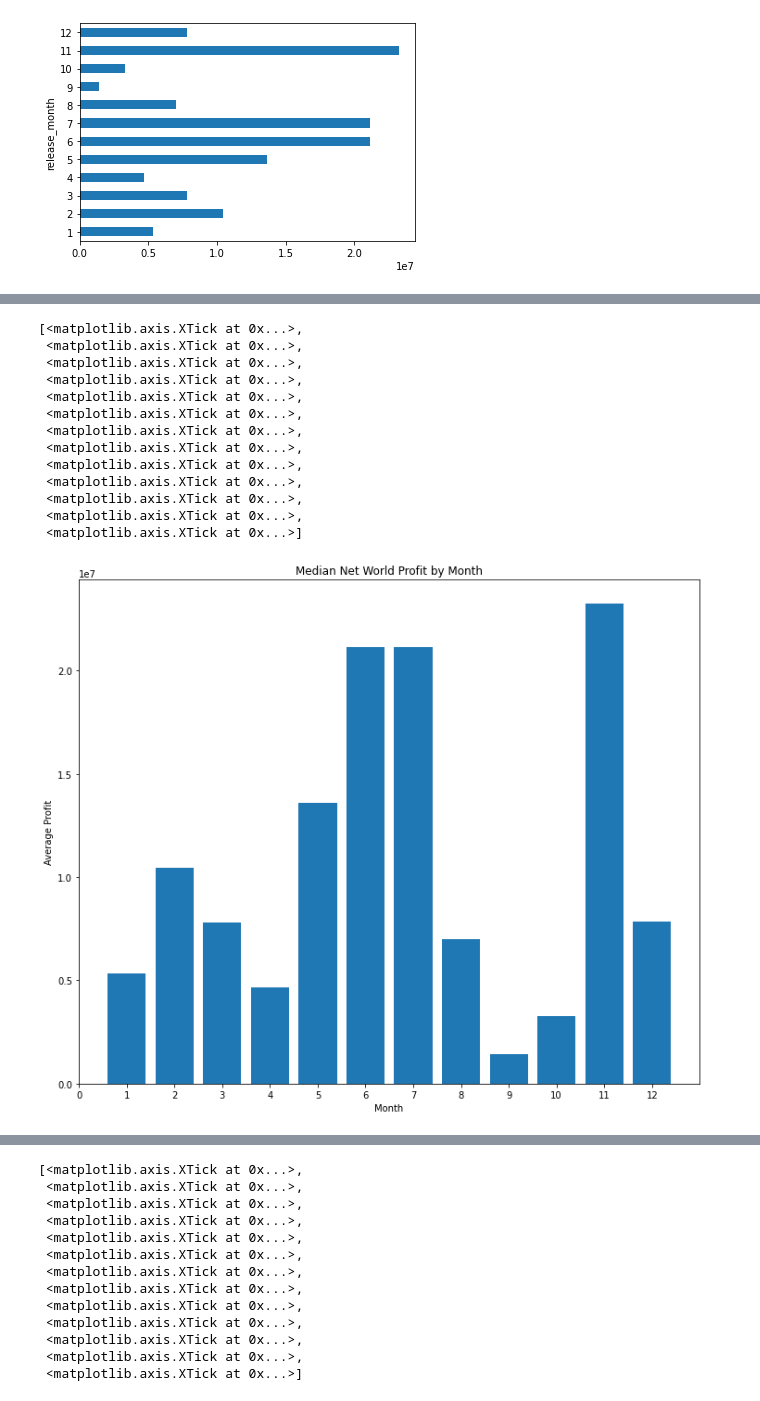
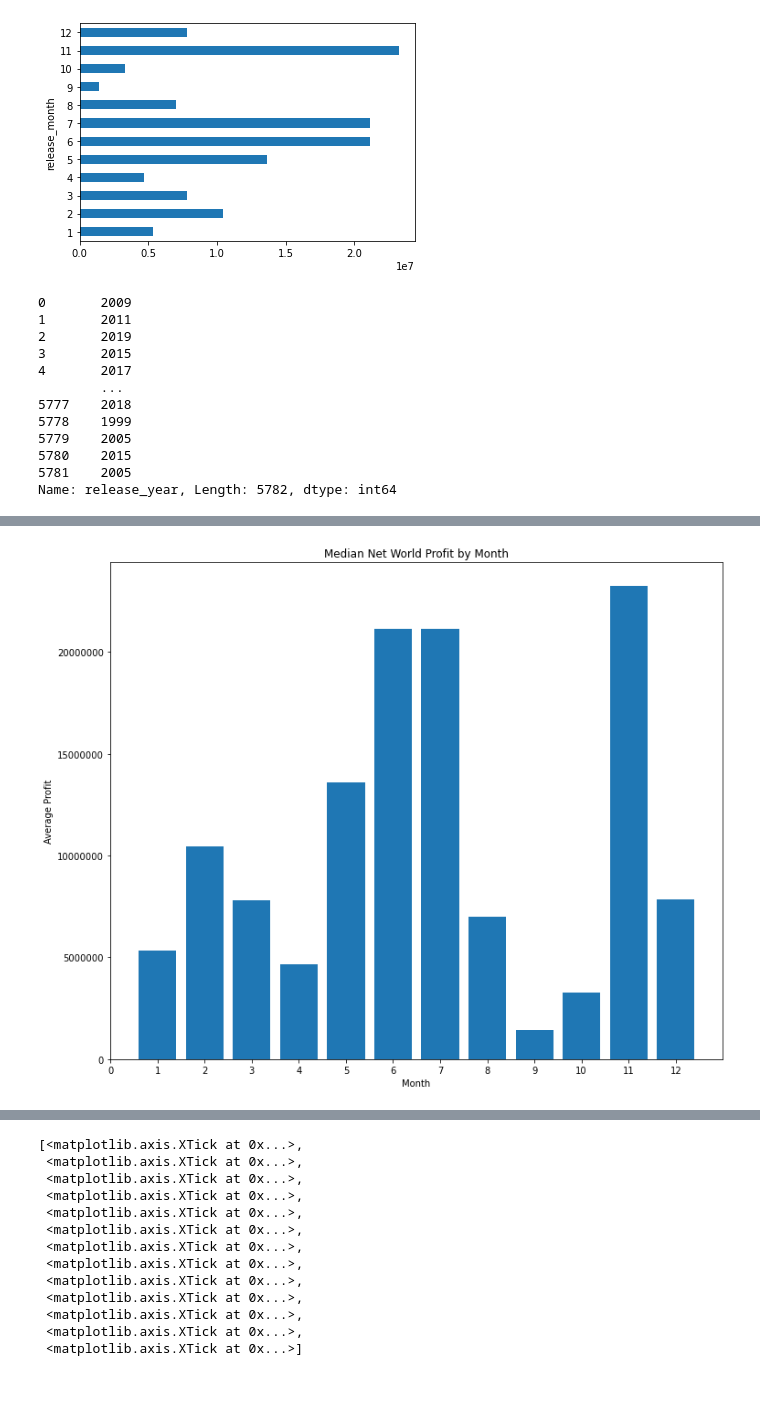
Before and after one commit to pschulk/Microsoft_Studio_Analysis_Phase_1, a Jupyter notebook: djtestnotebook.ipynb, the cells around one changed output, grey strips where cells are left out. Saved outputs shown, nothing was run; the diff lists cells and outputs as text; code cells hidden in the pictures.

```diff
--- a/djtestnotebook.ipynb
+++ b/djtestnotebook.ipynb
@@ -447,6 +773,21 @@ movie_budgets_clean1.groupby('release_month').median()['net_worldwide_profit'].p
 # %% [output]
 <AxesSubplot:ylabel='release_month'>
 [figure]
+# %%
+movie_budgets_clean1['release_year']
+# %% [output]
+0       2009
+1       2011
+2       2019
+3       2015
+4       2017
+        ...
+5777    2018
+5778    1999
+5779    2005
+5780    2015
+5781    2005
+Name: release_year, Length: 5782, dtype: int64
 # %%
 movie_budgets_clean1.groupby('release_month').median()['net_worldwide_profit']
 # %% [output]
@@ -467,31 +808,20 @@ Name: net_worldwide_profit, dtype: float64
 # %%
 fig, ax = plt.subplots(figsize=(12,10))
 ax.set_title('Median Net World Profit by Month')
 ax.bar(
 
      list(movie_budgets_clean1.groupby('release_month').median()['net_worldwide_profit'].index),
      list(movie_budgets_clean1.groupby('release_month').median()['net_worldwide_profit'].values))
 
 ax.set_ylabel('Average Profit')
 ax.set_xlabel('Month')
 ax.set_xticks(range(13))
+ax.ticklabel_format(style='plain')
+plt.show()
 
 ###We could recommend them to release the movies in summer or right before the holidays in November###
 # %% [output]
-[<matplotlib.axis.XTick at 0x...>,
- <matplotlib.axis.XTick at 0x...>,
- <matplotlib.axis.XTick at 0x...>,
- <matplotlib.axis.XTick at 0x...>,
- <matplotlib.axis.XTick at 0x...>,
- <matplotlib.axis.XTick at 0x...>,
- <matplotlib.axis.XTick at 0x...>,
- <matplotlib.axis.XTick at 0x...>,
- <matplotlib.axis.XTick at 0x...>,
- <matplotlib.axis.XTick at 0x...>,
- <matplotlib.axis.XTick at 0x...>,
- <matplotlib.axis.XTick at 0x...>,
- <matplotlib.axis.XTick at 0x...>]
-[figure, old version]
+[figure, new version]
 # %%
 ## Calculating
 movie_budgets_clean1['net_budget_ratio'] = movie_budgets_clean1['net_worldwide_profit'] / movie_budgets_clean1['production_budget']
```
Also changed, not shown: parts of 53 cells of this notebook, 1 other file.
